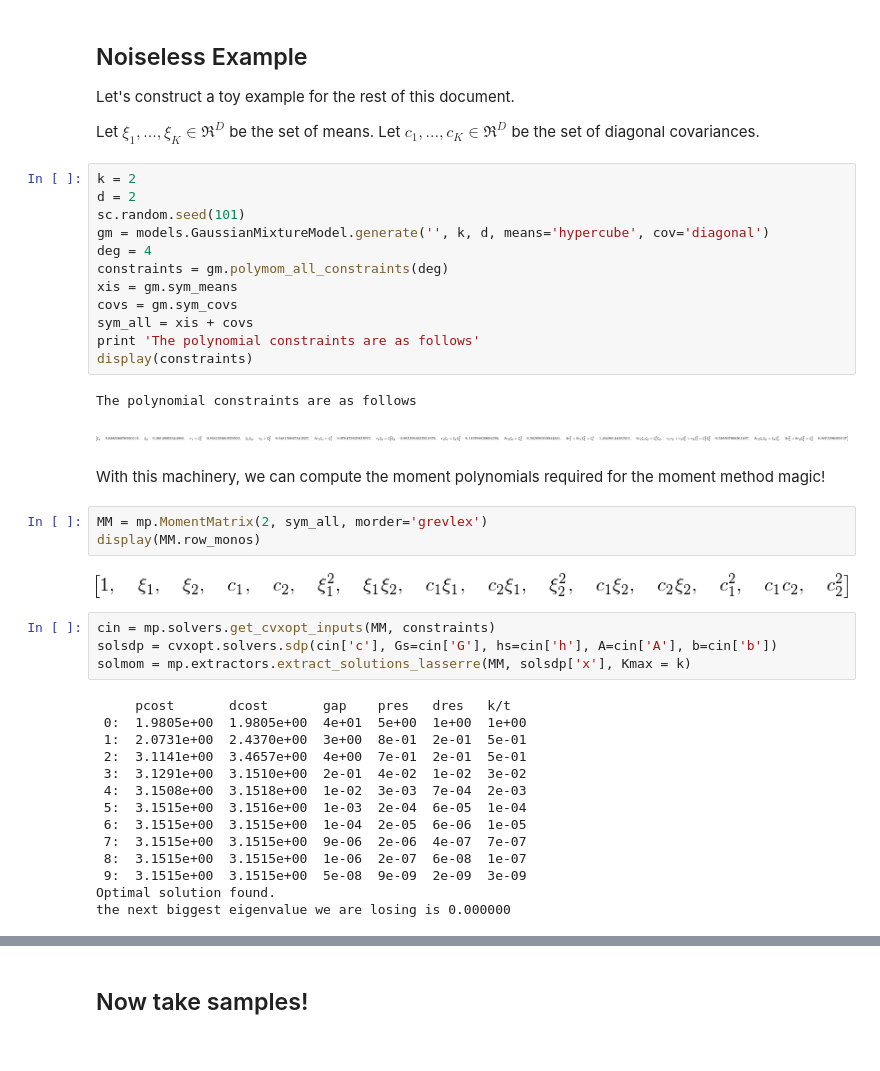
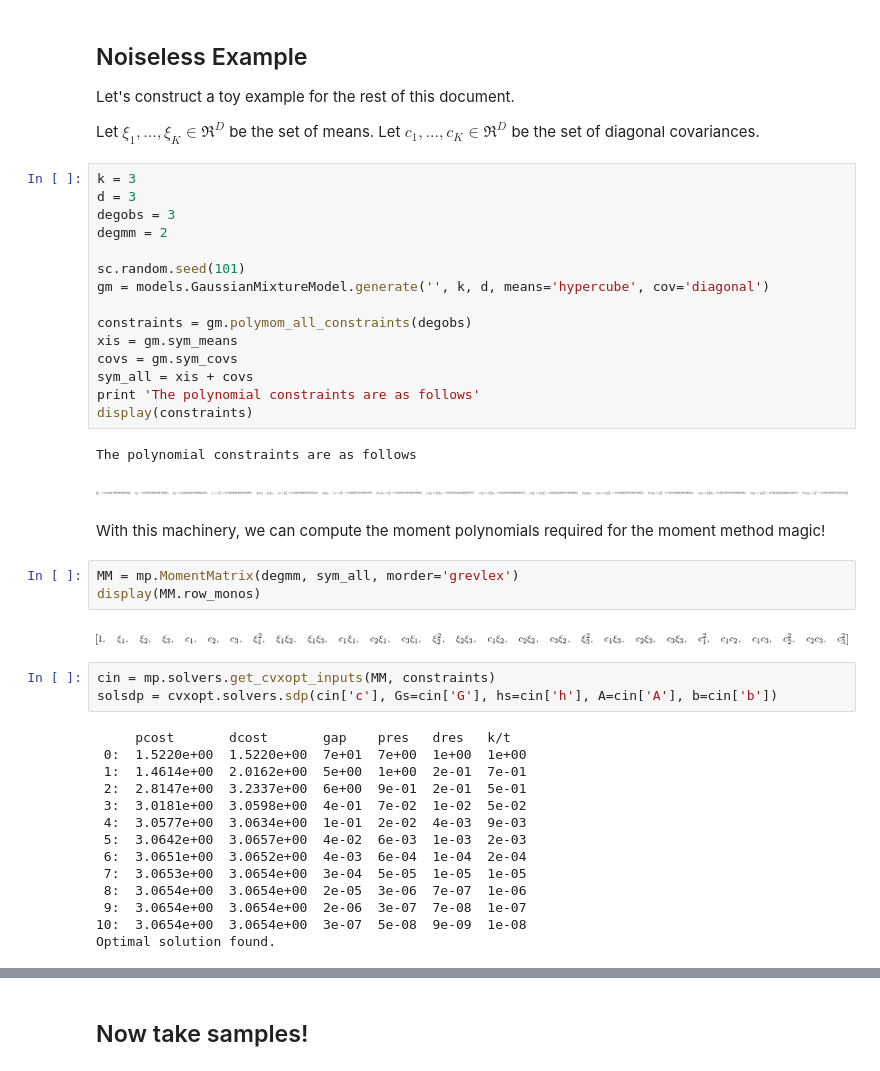
Before and after one commit to sidaw/polymom, a Jupyter notebook: MixtureOfGaussians.ipynb, the cells around one changed output, grey strips where cells are left out. Saved outputs shown, nothing was run; the diff lists cells and outputs as text.

```diff
--- a/MixtureOfGaussians.ipynb
+++ b/MixtureOfGaussians.ipynb
@@ -29,43 +29,45 @@ Let's construct a toy example for the rest of this document.
 
 Let $\xi_1, ..., \xi_K \in \Re^D$ be the set of means. Let $c_1, ..., c_K \in \Re^D$ be the set of diagonal covariances.
 # %%
-k = 2
-d = 2
+k = 3
+d = 3
+degobs = 3
+degmm = 2
+
 sc.random.seed(101)
 gm = models.GaussianMixtureModel.generate('', k, d, means='hypercube', cov='diagonal')
-deg = 4
-constraints = gm.polymom_all_constraints(deg)
+
+constraints = gm.polymom_all_constraints(degobs)
 xis = gm.sym_means
 covs = gm.sym_covs
 sym_all = xis + covs
 print 'The polynomial constraints are as follows'
 display(constraints)
 # %% [output]
 The polynomial constraints are as follows
-[figure, old version]
+[figure, new version]
 # %% [markdown]
 With this machinery, we can compute the moment polynomials required for the moment method magic!
 # %%
-MM = mp.MomentMatrix(2, sym_all, morder='grevlex')
+MM = mp.MomentMatrix(degmm, sym_all, morder='grevlex')
 display(MM.row_monos)
 # %% [output]
-[figure, old version]
+[figure, new version]
 # %%
 cin = mp.solvers.get_cvxopt_inputs(MM, constraints)
 solsdp = cvxopt.solvers.sdp(cin['c'], Gs=cin['G'], hs=cin['h'], A=cin['A'], b=cin['b'])
-solmom = mp.extractors.extract_solutions_lasserre(MM, solsdp['x'], Kmax = k)
 # %% [output]
      pcost       dcost       gap    pres   dres   k/t
- 0:  1.9805e+00  1.9805e+00  4e+01  5e+00  1e+00  1e+00
- 1:  2.0731e+00  2.4370e+00  3e+00  8e-01  2e-01  5e-01
- 2:  3.1141e+00  3.4657e+00  4e+00  7e-01  2e-01  5e-01
- 3:  3.1291e+00  3.1510e+00  2e-01  4e-02  1e-02  3e-02
- 4:  3.1508e+00  3.1518e+00  1e-02  3e-03  7e-04  2e-03
- 5:  3.1515e+00  3.1516e+00  1e-03  2e-04  6e-05  1e-04
- 6:  3.1515e+00  3.1515e+00  1e-04  2e-05  6e-06  1e-05
- 7:  3.1515e+00  3.1515e+00  9e-06  2e-06  4e-07  7e-07
- 8:  3.1515e+00  3.1515e+00  1e-06  2e-07  6e-08  1e-07
- 9:  3.1515e+00  3.1515e+00  5e-08  9e-09  2e-09  3e-09
+ 0:  1.5220e+00  1.5220e+00  7e+01  7e+00  1e+00  1e+00
+ 1:  1.4614e+00  2.0162e+00  5e+00  1e+00  2e-01  7e-01
+ 2:  2.8147e+00  3.2337e+00  6e+00  9e-01  2e-01  5e-01
+ 3:  3.0181e+00  3.0598e+00  4e-01  7e-02  1e-02  5e-02
+ 4:  3.0577e+00  3.0634e+00  1e-01  2e-02  4e-03  9e-03
+ 5:  3.0642e+00  3.0657e+00  4e-02  6e-03  1e-03  2e-03
+ 6:  3.0651e+00  3.0652e+00  4e-03  6e-04  1e-04  2e-04
+ 7:  3.0653e+00  3.0654e+00  3e-04  5e-05  1e-05  1e-05
+ 8:  3.0654e+00  3.0654e+00  2e-05  3e-06  7e-07  1e-06
+ 9:  3.0654e+00  3.0654e+00  2e-06  3e-07  7e-08  1e-07
+10:  3.0654e+00  3.0654e+00  3e-07  5e-08  9e-09  1e-08
 Optimal solution found.
-the next biggest eigenvalue we are losing is 0.000000
 # %%
```
Also changed, not shown: parts of 5 cells of this notebook, 2 other files.
